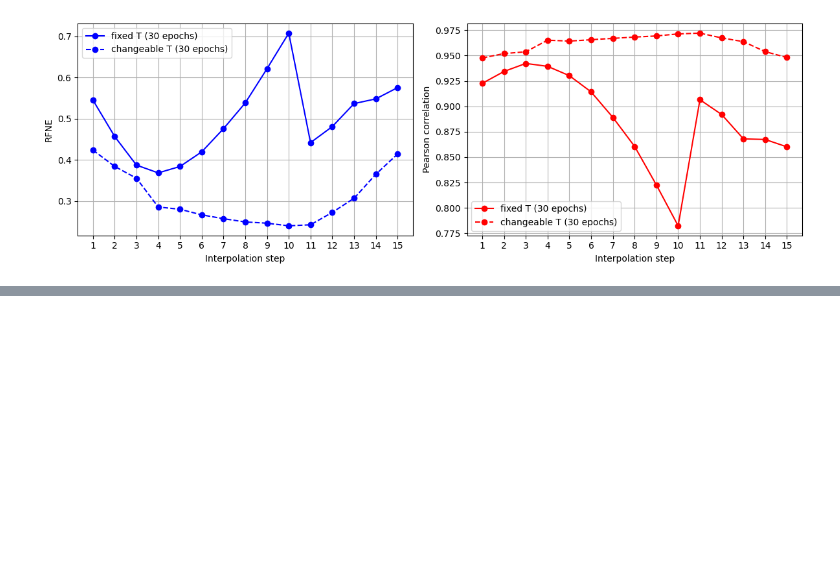
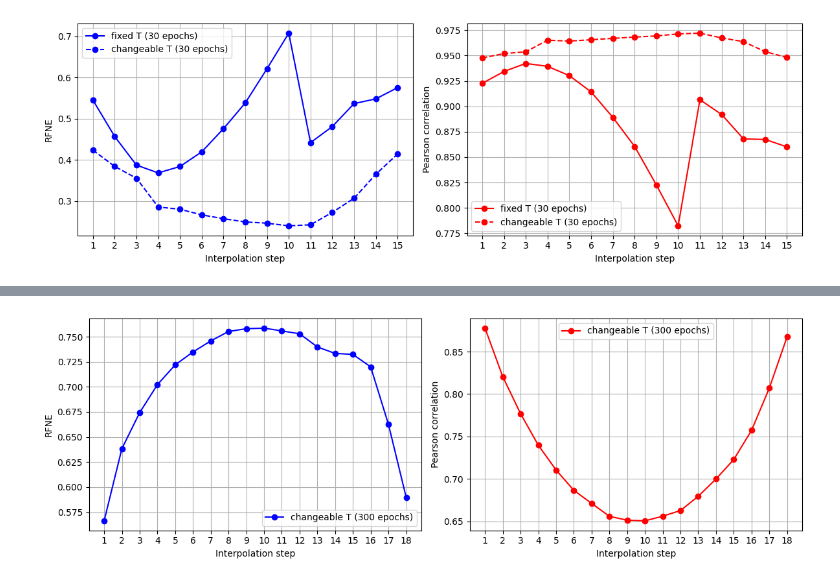
Before and after one commit to paulpuren/Interp-DM, a Jupyter notebook: postprocess.ipynb, the cells around one changed output, grey strips where cells are left out. Saved outputs shown, nothing was run; the diff lists cells and outputs as text; code cells hidden in the pictures; blank space fills up the shorter version.

```diff
--- a/postprocess.ipynb
+++ b/postprocess.ipynb
@@ -228,0 +231,84 @@ plt.show()
+# %%
+import matplotlib.pyplot as plt
+import numpy as np
+
+# 10 steps
+
+# # changable T
+# rfne = [0.52955544, 0.5277196 , 0.60910076, 0.63171244, 0.9655156 ]
+# r2 = [0.8671184 , 0.83236858, 0.77850136, 0.79085827, 0.65177189]
+# ssim = [0.39880548, 0.37309817, 0.35238445, 0.37858417, 0.14352508]
+
+# rfne = [0.53350526, 0.5763759 , 0.5972318 , 0.6051979 , 0.6086587 ,
+#        0.61371213, 0.60421026, 0.59360355, 0.5786728 , 0.5219792 ]
+
+# r2 = [0.88109548, 0.8355952 , 0.80400332, 0.78433389, 0.7743583 ,
+#        0.77247971, 0.78385855, 0.80402647, 0.8340926 , 0.88156413]
+
+# ssim = [0.69849592, 0.66920816, 0.65595899, 0.65123924, 0.65402749,
+#        0.63632784, 0.64333283, 0.65576322, 0.67036038, 0.69594137]
+
+
+rfne = [0.566403  , 0.6384123 , 0.6742603 , 0.70223475, 0.72192955,
+       0.7347434 , 0.74576765, 0.7551765 , 0.7579385 , 0.75851053,
+       0.7557609 , 0.7528926 , 0.7397815 , 0.7332926 , 0.7323432 ,
+       0.719894  , 0.6626005 , 0.58962053]
+
+r2 = [0.8776286 , 0.82046777, 0.77696104, 0.73983792, 0.71060039,
+       0.6866997 , 0.67128856, 0.65612709, 0.65153007, 0.65079481,
+       0.65622558, 0.66291772, 0.67965842, 0.7000246 , 0.72304178,
+       0.75727428, 0.80700727, 0.86740803]
+
+ssim = [0.66498781, 0.62778053, 0.61382569, 0.60743123, 0.60247989,
+       0.60145656, 0.5947788 , 0.58410146, 0.5951702 , 0.58941399,
+       0.59265884, 0.59436065, 0.6095742 , 0.60467129, 0.6027283 ,
+       0.60552696, 0.62924835, 0.66626895]
+
+# Create a figure with two subplots
+fig, (ax1, ax2) = plt.subplots(1, 2, figsize=(12, 4))
+
+# labels = ['fixed T (30 epochs)', 'changeable T (30 epochs)']
+
+labels = ['changeable T (300 epochs)']
+
+# Line plot
+ax1.plot(rfne, 'b-o', label = labels[0])
+# ax1.plot(rfne_post, 'b--o', label = labels[1])
+# ax1.set_ylim(0., 0.6)
+# ax1.set_title('Line Plot')
+ax1.set_xlabel('Interpolation step')
+ax1.set_xticks(np.arange(len(rfne)), [str(i) for i in range(1, len(rfne) + 1)])
+ax1.set_ylabel('RFNE')
+ax1.grid(True)
+ax1.legend()
+
+ax2.plot(r2, 'r-o', label = labels[0])
+# ax2.plot(r2_post, 'r--o', label = labels[1])
+# ax2.set_ylim(0.9, 1.0)
+# ax1.set_title('Line Plot')
+ax2.set_xlabel('Interpolation step')
+ax2.set_xticks(np.arange(len(rfne)), [str(i) for i in range(1, len(rfne) + 1)])
+ax2.set_ylabel('Pearson correlation')
+ax2.grid(True)
+ax2.legend()
+# Adjust layout and display
+plt.tight_layout()
+plt.show()
+
+fig, ax3 = plt.subplots(1, 1, figsize=(4, 3))
+
+ax3.plot(ssim, color='orange', linestyle='-', marker='o', label = labels[0])
+# ax2.plot(r2_post, 'r--o', label = labels[1])
+# ax2.set_ylim(0.9, 1.0)
+# ax1.set_title('Line Plot')
+ax3.set_xlabel('Interpolation step')
+ax3.set_xticks(np.arange(len(rfne)), [str(i) for i in range(1, len(rfne) + 1)])
+ax3.set_ylabel('SSIM')
+ax3.grid(True)
+ax3.legend()
+
+# Adjust layout and display
+plt.tight_layout()
+plt.show()
+# %% [output]
+[figure, added]
```
Also changed, not shown: parts of 2 cells of this notebook.
